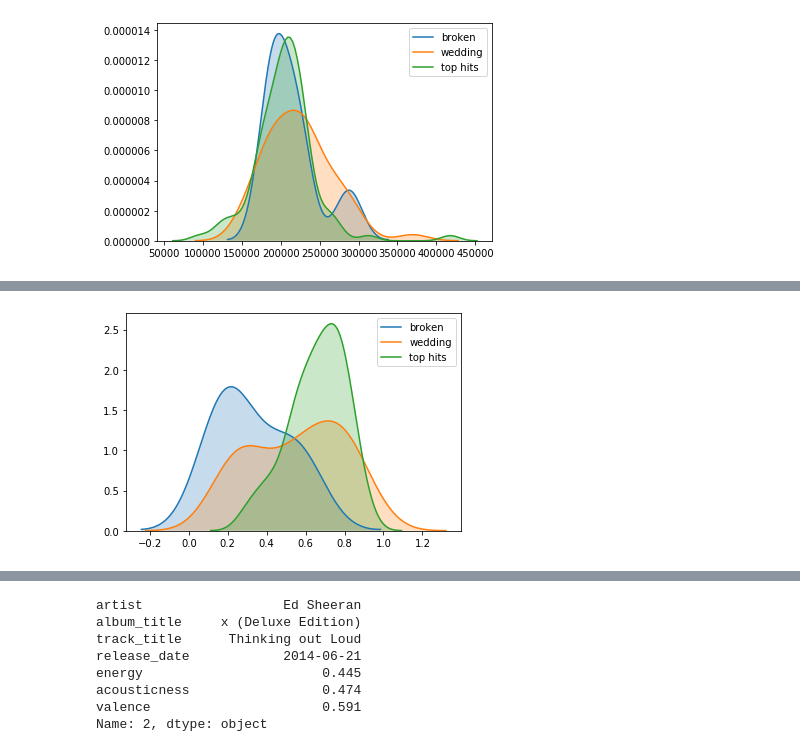
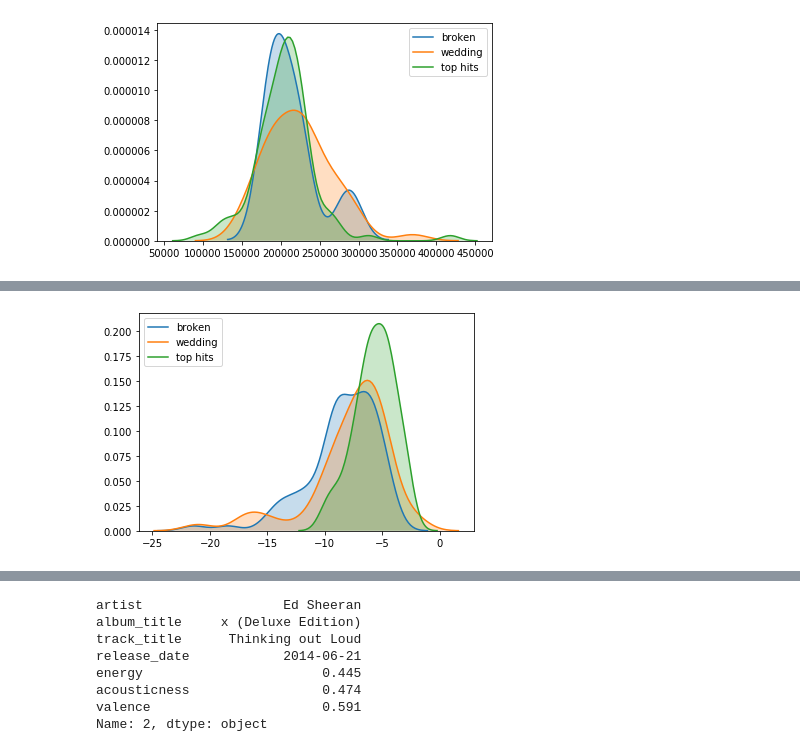
Before and after one commit to thedatacurious/project-love, a Jupyter notebook: notebooks/wedding_songs.ipynb, the cells around one changed output, grey strips where cells are left out. Saved outputs shown, nothing was run; the diff lists cells and outputs as text; code cells hidden in the pictures.

```diff
--- a/notebooks/wedding_songs.ipynb
+++ b/notebooks/wedding_songs.ipynb
@@ -131,5 +145,6 @@ plt.legend(labels = ['broken', 'wedding', 'top hits']);
 # %%
-for i in [broken_playlist, wedding_playlist, top_playlist]:
-    sns.kdeplot(i.valence, shade =True)
+plt.xlim(0, 1)
+for i in [broken, wedding, top_playlist]:
+    sns.kdeplot(i.speechiness, shade =True)
 plt.legend(labels = ['broken', 'wedding', 'top hits']);
 # %% [output]
@@ -137,4 +151,0 @@ plt.legend(labels = ['broken', 'wedding', 'top hits']);
-# %%
-for i in [broken_playlist, wedding_playlist, top_playlist]:
-    sns.kdeplot(i.acousticness, shade =True)
-plt.legend(labels = ['broken', 'wedding', 'top hits']);
@@ -143,4 +151,0 @@ plt.legend(labels = ['broken', 'wedding', 'top hits']);
-# %%
-for i in [broken_playlist, wedding_playlist, top_playlist]:
-    sns.kdeplot(i.speechiness, shade =True)
-plt.legend(labels = ['broken', 'wedding', 'top hits']);
@@ -158,3 +161,8 @@ for i in [broken_playlist, wedding_playlist, top_playlist]:
 plt.legend(labels = ['broken', 'wedding', 'top hits']);
 # %% [output]
 [figure]
+# %%
+plt.xlim(0, 1)
+for i in [broken, wedding, top]:
+    sns.kdeplot(i.energy, shade =True)
+plt.legend(labels = ['broken', 'wedding', 'top hits']);
@@ -161,6 +171,6 @@ plt.legend(labels = ['broken', 'wedding', 'top hits']);
 # %%
-for i in [broken_playlist, wedding_playlist, top_playlist]:
-    sns.kdeplot(i.energy, shade =True)
+for i in [broken, wedding, top]:
+    sns.kdeplot(i.loudness, shade =True)
 plt.legend(labels = ['broken', 'wedding', 'top hits']);
 # %% [output]
-[figure, old version]
+[figure, new version]
```
Also changed, not shown: parts of 28 cells of this notebook, 28 other files.
